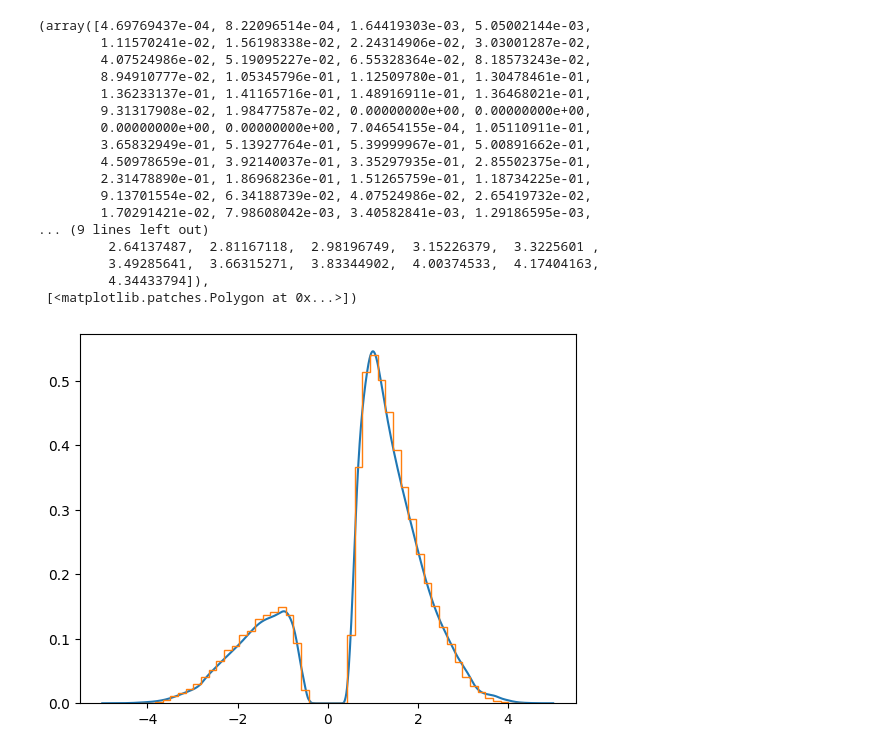
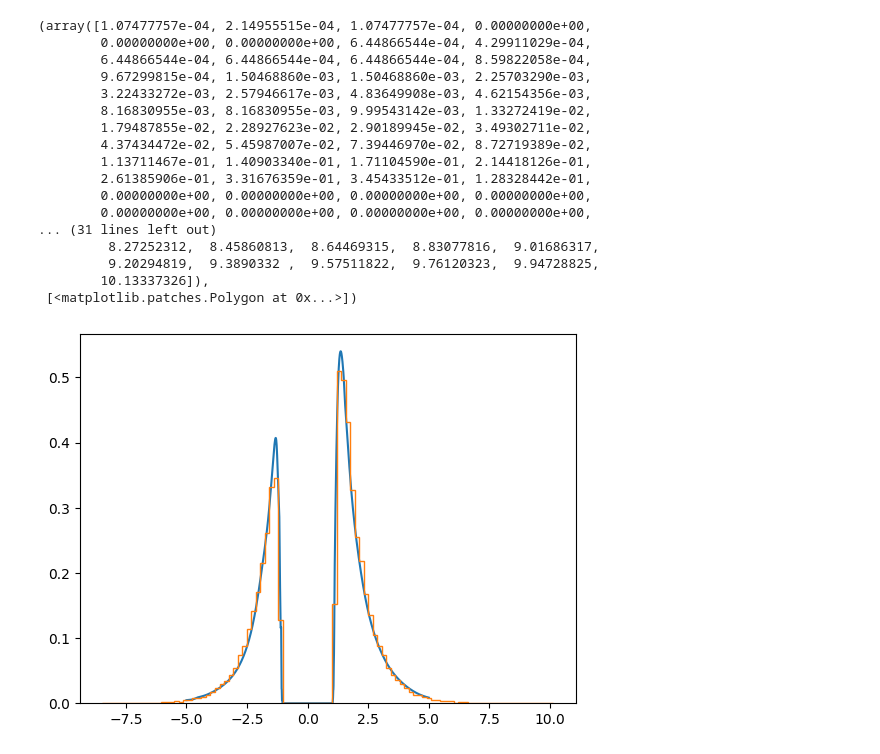
Before and after one commit to AlexanderFengler/LANfactory, a Jupyter notebook: notebooks/test_notebooks/test_jax_network.ipynb, the cells around one changed output. Cells and saved outputs as stored; diff of their text form; code cells hidden in the pictures.

```diff
--- a/notebooks/test_notebooks/test_jax_network.ipynb
+++ b/notebooks/test_notebooks/test_jax_network.ipynb
@@ -36,7 +26,7 @@ model_config
 # %%
 generator_config["output_folder"] = (
     "data/lan_mlp/"
-    + generator_config["dgp_list"]
+    + generator_config["model"]
     + "/"
     + str(generator_config["n_samples"])
     + "_"
@@ -203,13 +201,13 @@ Saving training data details to: data/trained_model/jax//test_run_notebook_lan_a
 # %%
 # Loaded Net
 jax_infer = lanfactory.trainers.MLPJaxFactory(
-    network_config="data/torch_models/angle/angle_torch_network_config.pickle",
+    network_config="../data/jax_models/" + MODEL + "/" + MODEL + "_jax_network_config.pickle",
     train=False,
 )
 # %%
 forward_pass, forward_pass_jitted = jax_infer.make_forward_partial(
     seed=42,
     input_dim=model_config["n_params"] + 2,
-    state="data/trained_model/jax/test_run_notebook_lan_angle__train_state.jax",
+    state="../data/jax_models/" + MODEL + "/test_run_notebook_lan_ddm__train_state.jax",
     add_jitted=True,
 )
@@ -217,21 +217,22 @@ forward_pass, forward_pass_jitted = jax_infer.make_forward_partial(
 import jax.numpy as jnp
 
 # Test parameters:
-v, a, z, t, theta = 0.5, 1.5, 0.5, 0.3, 0.3
+theta = deepcopy(ssms.config.model_config[MODEL]['default_params'])
+
+theta[0] = 0.2
+theta[3] = 1.0
 
 # Comparison simulator run
 sim_out = ssms.basic_simulators.simulator.simulator(
-    model=MODEL, theta=[v, a, z, t, theta], n_samples=50000
+    model=MODEL, theta=theta, n_samples=50000
 )
 
-# Make input matric
-input_mat = jnp.zeros((2000, 7))
-input_mat = input_mat.at[:, 0].set(jnp.ones(2000) * v)
-input_mat = input_mat.at[:, 1].set(jnp.ones(2000) * a)
-input_mat = input_mat.at[:, 2].set(jnp.ones(2000) * z)
-input_mat = input_mat.at[:, 3].set(jnp.ones(2000) * t)
-input_mat = input_mat.at[:, 4].set(jnp.ones(2000) * theta)
-input_mat = input_mat.at[:, 5].set(
+# Make input metric
+input_mat = jnp.zeros((2000, len(theta) + 2))
+for i in range(len(theta)):
+    input_mat = input_mat.at[:, i].set(jnp.ones(2000) * theta[i])
+
+input_mat = input_mat.at[:, len(theta)].set(
     jnp.array(
         np.concatenate(
             [
@@ -241,7 +242,7 @@ input_mat = input_mat.at[:, 5].set(
         )
     )
 )
-input_mat = input_mat.at[:, 6].set(
+input_mat = input_mat.at[:, len(theta) + 1].set(
     jnp.array(
         np.concatenate([np.repeat(-1.0, 1000), np.repeat(1.0, 1000)]).astype(np.float32)
     )
@@ -261,31 +252,31 @@ Array([[-10.9201765],
 # %%
 from matplotlib import pyplot as plt
 
 plt.plot(np.linspace(-5, 5, 2000).astype(np.float32), np.exp(net_out))
 
 plt.hist(
     sim_out["rts"] * sim_out["choices"],
-    bins=50,
+    bins=100,
     histtype="step",
     fill=None,
     density=True,
 )
 # %% [output]
-(array([4.69769437e-04, 8.22096514e-04, 1.64419303e-03, 5.05002144e-03,
-        1.11570241e-02, 1.56198338e-02, 2.24314906e-02, 3.03001287e-02,
-        4.07524986e-02, 5.19095227e-02, 6.55328364e-02, 8.18573243e-02,
-        8.94910777e-02, 1.05345796e-01, 1.12509780e-01, 1.30478461e-01,
-        1.36233137e-01, 1.41165716e-01, 1.48916911e-01, 1.36468021e-01,
-        9.31317908e-02, 1.98477587e-02, 0.00000000e+00, 0.00000000e+00,
-        0.00000000e+00, 0.00000000e+00, 7.04654155e-04, 1.05110911e-01,
-        3.65832949e-01, 5.13927764e-01, 5.39999967e-01, 5.00891662e-01,
-        4.50978659e-01, 3.92140037e-01, 3.35297935e-01, 2.85502375e-01,
-        2.31478890e-01, 1.86968236e-01, 1.51265759e-01, 1.18734225e-01,
-        9.13701554e-02, 6.34188739e-02, 4.07524986e-02, 2.65419732e-02,
-        1.70291421e-02, 7.98608042e-03, 3.40582841e-03, 1.29186595e-03,
-... (9 lines left out)
-         2.64137487,  2.81167118,  2.98196749,  3.15226379,  3.3225601 ,
-         3.49285641,  3.66315271,  3.83344902,  4.00374533,  4.17404163,
-         4.34433794]),
+(array([1.07477757e-04, 2.14955515e-04, 1.07477757e-04, 0.00000000e+00,
+        0.00000000e+00, 0.00000000e+00, 6.44866544e-04, 4.29911029e-04,
+        6.44866544e-04, 6.44866544e-04, 6.44866544e-04, 8.59822058e-04,
+        9.67299815e-04, 1.50468860e-03, 1.50468860e-03, 2.25703290e-03,
+        3.22433272e-03, 2.57946617e-03, 4.83649908e-03, 4.62154356e-03,
+        8.16830955e-03, 8.16830955e-03, 9.99543142e-03, 1.33272419e-02,
+        1.79487855e-02, 2.28927623e-02, 2.90189945e-02, 3.49302711e-02,
+        4.37434472e-02, 5.45987007e-02, 7.39446970e-02, 8.72719389e-02,
+        1.13711467e-01, 1.40903340e-01, 1.71104590e-01, 2.14418126e-01,
+        2.61385906e-01, 3.31676359e-01, 3.45433512e-01, 1.28328442e-01,
+        0.00000000e+00, 0.00000000e+00, 0.00000000e+00, 0.00000000e+00,
+        0.00000000e+00, 0.00000000e+00, 0.00000000e+00, 0.00000000e+00,
+... (31 lines left out)
+         8.27252312,  8.45860813,  8.64469315,  8.83077816,  9.01686317,
+         9.20294819,  9.3890332 ,  9.57511822,  9.76120323,  9.94728825,
+        10.13337326]),
  [<matplotlib.patches.Polygon at 0x...>])
-[figure, old version]
+[figure, new version]
```
Also changed, not shown: parts of 16 cells of this notebook, 3 other files.
